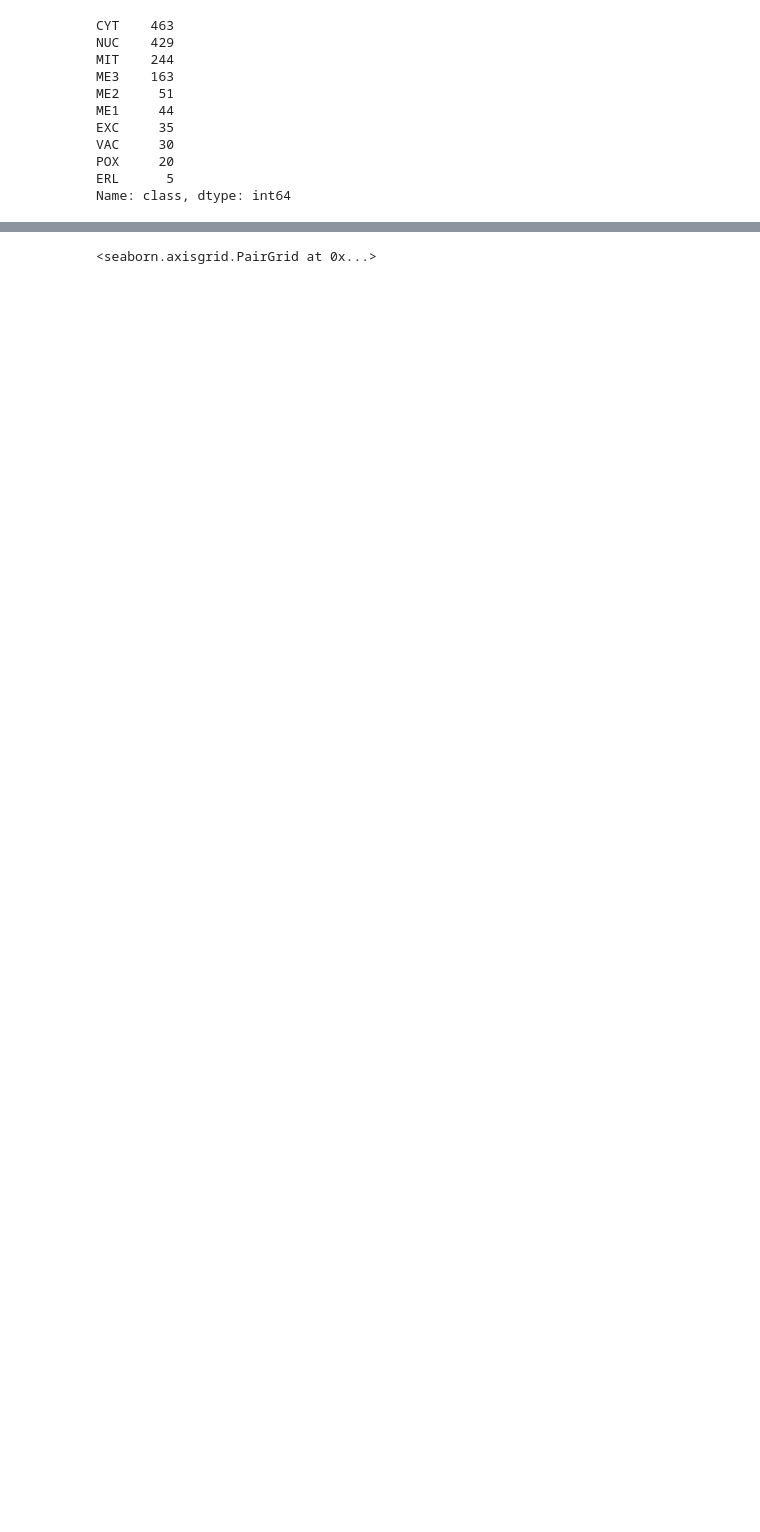
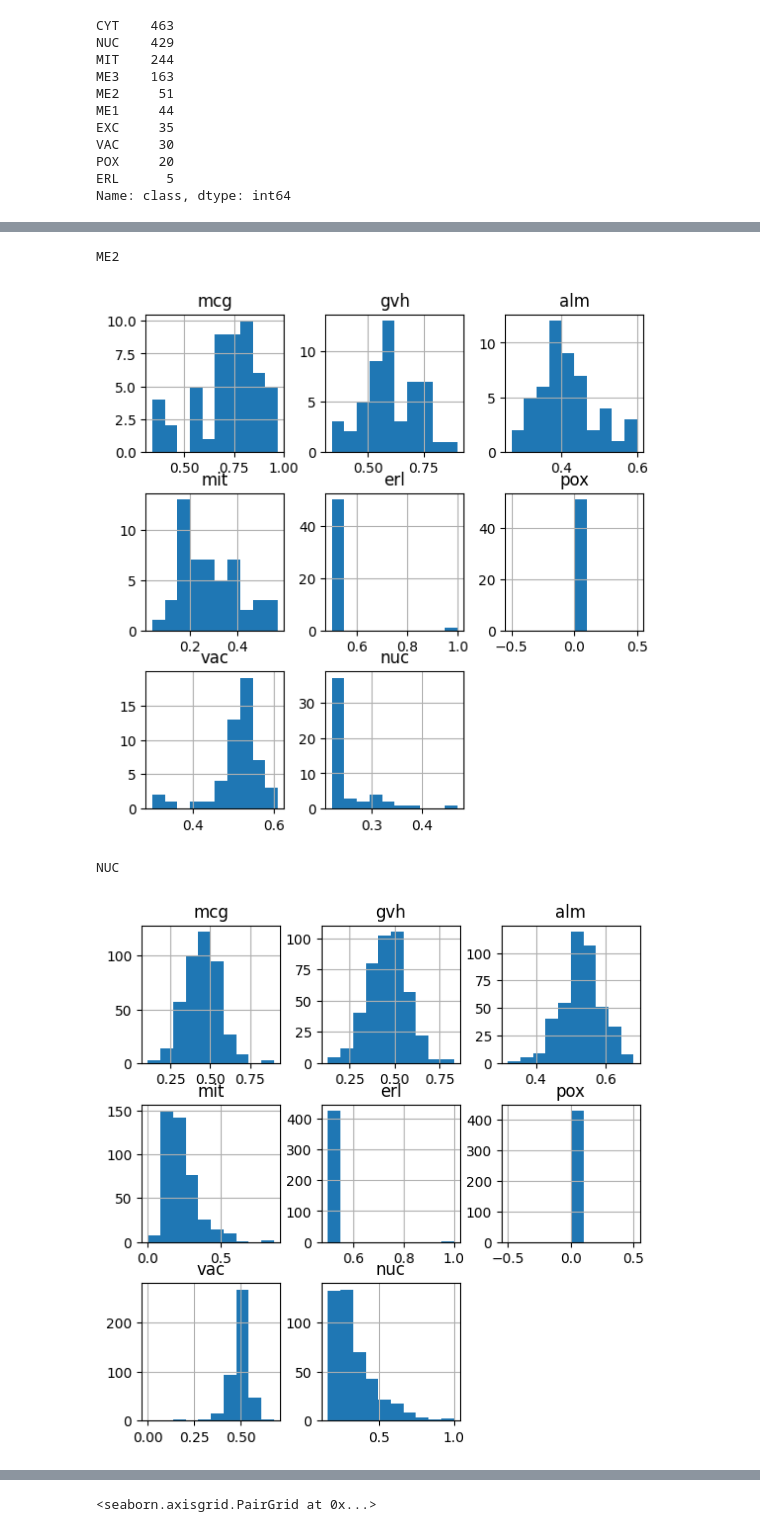
Before and after one commit to pedrwito/TP1_Redes, a Jupyter notebook: tp1_redes.ipynb, the cells around one changed output, grey strips where cells are left out. Cells and saved outputs as stored; diff of their text form; code cells hidden in the pictures; blank space fills up the shorter version.

```diff
--- a/tp1_redes.ipynb
+++ b/tp1_redes.ipynb
@@ -101,13 +187,18 @@ PLOTEO HISTOGRAMAS Y GRAFICOS PARA EXPLORACIÓN DE DATOS
 # %%
-clases = set(df_YEAST["class"])
+clases
 
 for clase in clases:
 
     df_clase = df_YEAST.loc[df_YEAST["class"] == clase]
     df_clase = df_clase.drop(["class","Seq Name"], axis =1)
     atributos = df_clase.columns.values
     print(clase)
-    #plt.figure(figsize =(000.5,000.5))
-    #_ = plt.hist(np.array(df_clase[atributo]), density = True, color = 'r')
-    df_clase.hist()
+
+    fig, ax =plt.subplots(figsize=(6.5,6.5))
+    df_clase.hist(ax=ax)
     plt.show()
+# %% [output]
+ME2
+[figure, added]
+NUC
+[figure, added]
```
Also changed, not shown: parts of 105 cells of this notebook, 3 other files.
